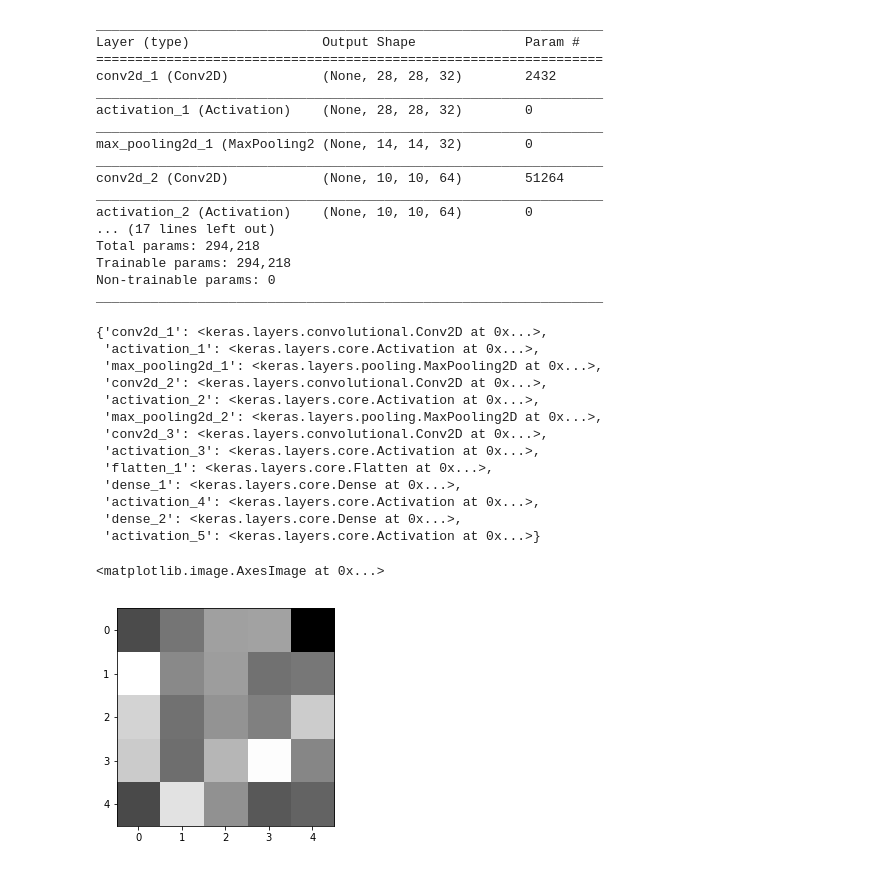
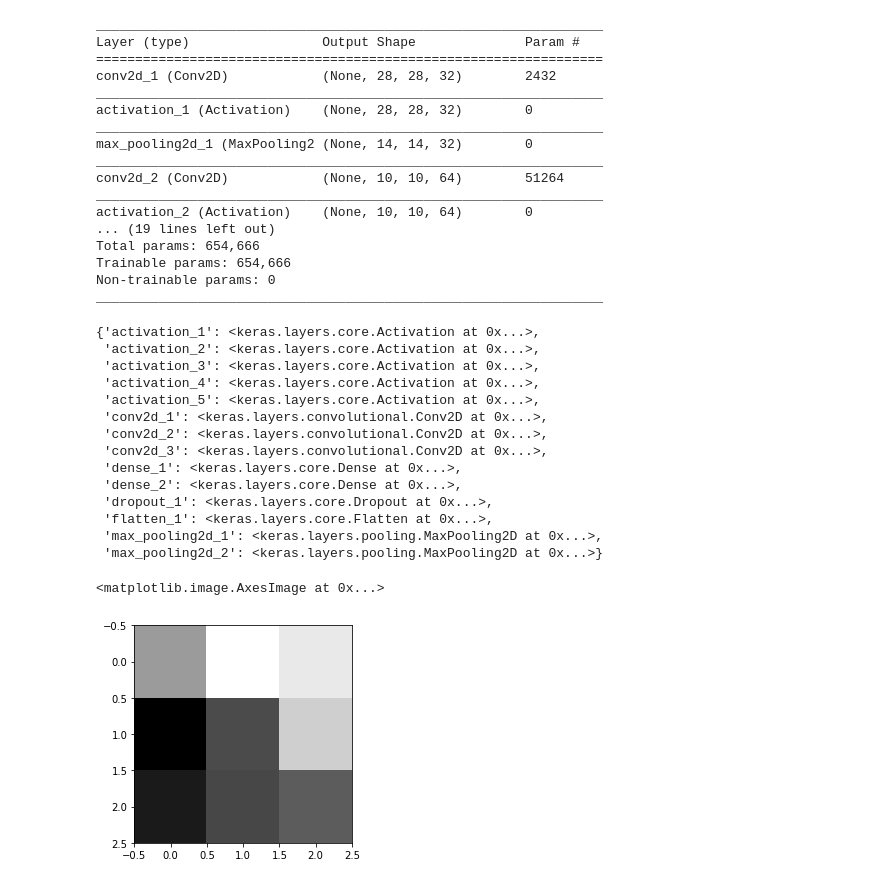
Before and after one commit to quocthai9120/Images-Classification, a Jupyter notebook: Prototype - Analyze Model.ipynb, the cells around one changed output. Saved outputs shown, nothing was run; the diff lists cells and outputs as text; code cells hidden in the pictures.

```diff
--- a/Prototype - Analyze Model.ipynb
+++ b/Prototype - Analyze Model.ipynb
@@ -18,3 +22,3 @@ Using TensorFlow backend.
 # %%
-model = keras.models.load_model('Models/prototype')
+model = keras.models.load_model('/content/drive/My Drive/Colab Notebooks/cifar_10/Models/prototype')
 # %% [output]
@@ -44,30 +51,31 @@ _________________________________________________________________
 conv2d_2 (Conv2D)            (None, 10, 10, 64)        51264
 _________________________________________________________________
 activation_2 (Activation)    (None, 10, 10, 64)        0
-... (17 lines left out)
-Total params: 294,218
-Trainable params: 294,218
+... (19 lines left out)
+Total params: 654,666
+Trainable params: 654,666
 Non-trainable params: 0
 _________________________________________________________________
 # %%
 dict([(layer.name, layer) for layer in model.layers[0:]])
 # %% [output]
-{'conv2d_1': <keras.layers.convolutional.Conv2D at 0x...>,
- 'activation_1': <keras.layers.core.Activation at 0x...>,
+{'activation_1': <keras.layers.core.Activation at 0x...>,
+ 'activation_2': <keras.layers.core.Activation at 0x...>,
+ 'activation_3': <keras.layers.core.Activation at 0x...>,
+ 'activation_4': <keras.layers.core.Activation at 0x...>,
+ 'activation_5': <keras.layers.core.Activation at 0x...>,
+ 'conv2d_1': <keras.layers.convolutional.Conv2D at 0x...>,
+ 'conv2d_2': <keras.layers.convolutional.Conv2D at 0x...>,
+ 'conv2d_3': <keras.layers.convolutional.Conv2D at 0x...>,
+ 'dense_1': <keras.layers.core.Dense at 0x...>,
+ 'dense_2': <keras.layers.core.Dense at 0x...>,
+ 'dropout_1': <keras.layers.core.Dropout at 0x...>,
+ 'flatten_1': <keras.layers.core.Flatten at 0x...>,
  'max_pooling2d_1': <keras.layers.pooling.MaxPooling2D at 0x...>,
- 'conv2d_2': <keras.layers.convolutional.Conv2D at 0x...>,
- 'activation_2': <keras.layers.core.Activation at 0x...>,
- 'max_pooling2d_2': <keras.layers.pooling.MaxPooling2D at 0x...>,
- 'conv2d_3': <keras.layers.convolutional.Conv2D at 0x...>,
- 'activation_3': <keras.layers.core.Activation at 0x...>,
- 'flatten_1': <keras.layers.core.Flatten at 0x...>,
- 'dense_1': <keras.layers.core.Dense at 0x...>,
- 'activation_4': <keras.layers.core.Activation at 0x...>,
- 'dense_2': <keras.layers.core.Dense at 0x...>,
- 'activation_5': <keras.layers.core.Activation at 0x...>}
+ 'max_pooling2d_2': <keras.layers.pooling.MaxPooling2D at 0x...>}
 # %%
-plt.imshow(model.layers[6].get_weights()[0][:,:,1,:][:,:,1], cmap='gray')
+plt.imshow(model.layers[5].get_weights()[0][:,:,1,:][:,:,1], cmap='gray')
 # %% [output]
 <matplotlib.image.AxesImage at 0x...>
-[figure, old version]
+[figure, new version]
 # %%
```
Also changed, not shown: parts of 11 cells of this notebook.
